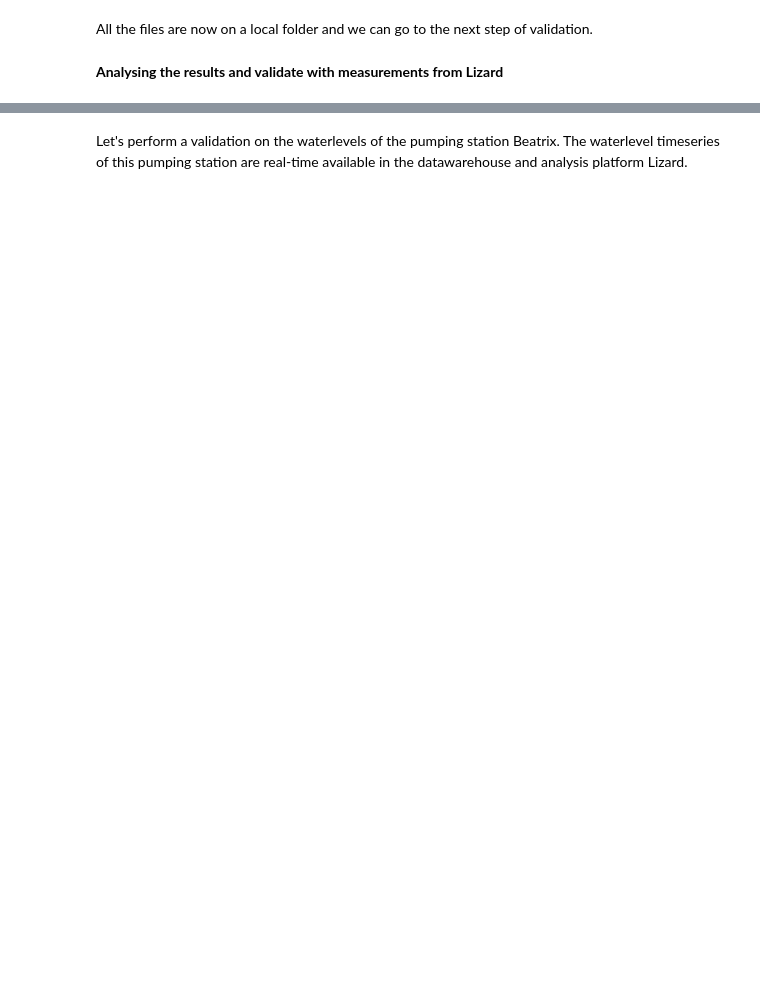
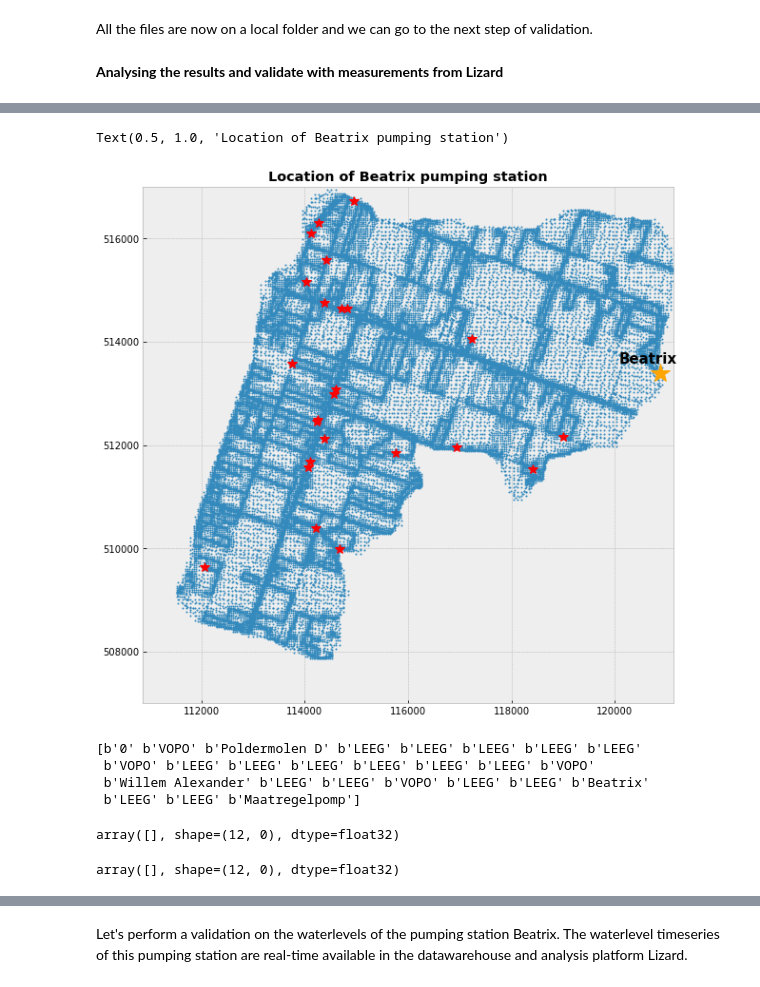
Before and after one commit to threedi/scripts-nens, a Jupyter notebook: Notebooks 3Di - API v3 - VD/notebook2 - using 3Di and Lizard together in one notebook/Notebook2 - 3Di and Lizard together in one Jupyter notebook.ipynb, the cells around one changed output, grey strips where cells are left out. Saved outputs shown, nothing was run; the diff lists cells and outputs as text; code cells hidden in the pictures; blank space fills up the shorter version.

```diff
--- a/Notebooks 3Di - API v3 - VD/notebook2 - using 3Di and Lizard together in one notebook/Notebook2 - 3Di and Lizard together in one Jupyter notebook.ipynb
+++ b/Notebooks 3Di - API v3 - VD/notebook2 - using 3Di and Lizard together in one notebook/Notebook2 - 3Di and Lizard together in one Jupyter notebook.ipynb
@@ -359,0 +423,36 @@ plt.title("2D Open water and 1D grid - 3Di simulation BWN Schermer", fontsize=20
+# %%
+x_beatrix = ga.pumps.node_coordinates[0][-4]
+y_beatrix = ga.pumps.node_coordinates[1][-4]
+# %%
+# Show in a plot where these nodes are in the model
+plt.figure(figsize=(10,10))
+plt.plot(ga.nodes.coordinates[0], ga.nodes.coordinates[1], '.', markersize=2)
+plt.plot(ga.pumps.node_coordinates[0], ga.pumps.node_coordinates[1], '*', color='red', markersize=10)
+plt.plot(x_beatrix, y_beatrix, '*', color='orange', markersize=20)
+plt.text(x_beatrix-800, y_beatrix+200, 'Beatrix', fontsize=15, fontweight='bold')
+
+plt.axis('tight')
+plt.axis('equal')
+
+plt.xlim(112000, 120000)
+plt.ylim(507000, 517000)
+
+plt.title('Location of Beatrix pumping station', fontweight='bold')
+# %% [output]
+Text(0.5, 1.0, 'Location of Beatrix pumping station')
+[figure, added]
+# %%
+#connection node of this pumping station
+print (gr.pumps.display_name)
+pump_beatrix_connectionnode=gr.pumps.node1_id[-4]
+#Select timeseries of pumping station Beatrix
+pump_beatrix = gr.pumps.filter(display_name__in='Beatrix').timeseries(start_time=0,end_time=3600)
+# %% [output]
+[b'0' b'VOPO' b'Poldermolen D' b'LEEG' b'LEEG' b'LEEG' b'LEEG' b'LEEG'
+ b'VOPO' b'LEEG' b'LEEG' b'LEEG' b'LEEG' b'LEEG' b'LEEG' b'VOPO'
+ b'Willem Alexander' b'LEEG' b'LEEG' b'VOPO' b'LEEG' b'LEEG' b'Beatrix'
+ b'LEEG' b'LEEG' b'Maatregelpomp']
+# %%
+gr.nodes.filter(content_pk__eq=pump_beatrix_connectionnode).timeseries(start_time=0, end_time=3600).s1
+# %% [output]
+array([], shape=(12, 0), dtype=float32)
@@ -359,0 +464,4 @@ plt.title("2D Open water and 1D grid - 3Di simulation BWN Schermer", fontsize=20
+# %%
+model_wl
+# %% [output]
+array([], shape=(12, 0), dtype=float32)
```
Also changed, not shown: parts of 33 cells of this notebook, 4 other files.
